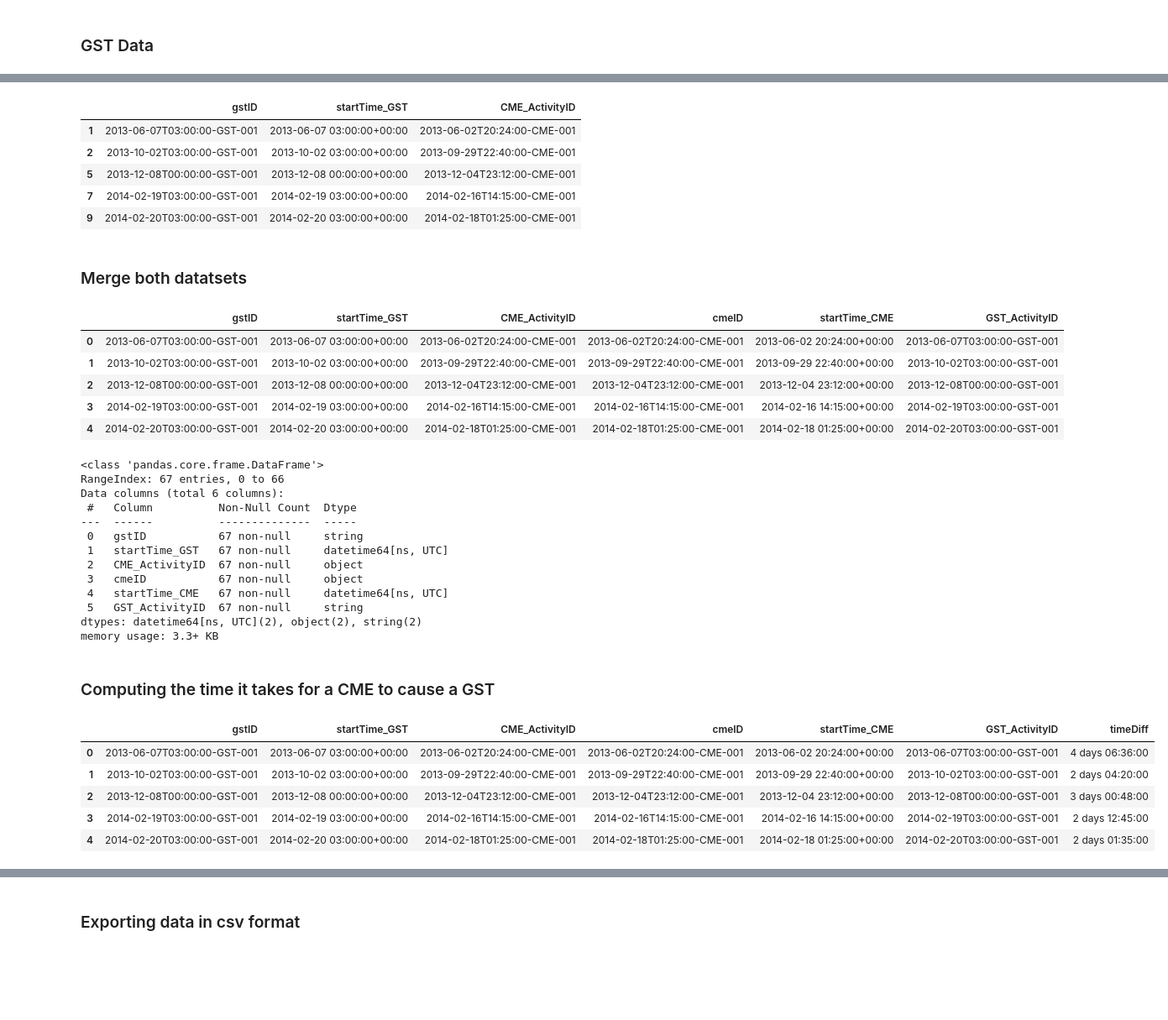
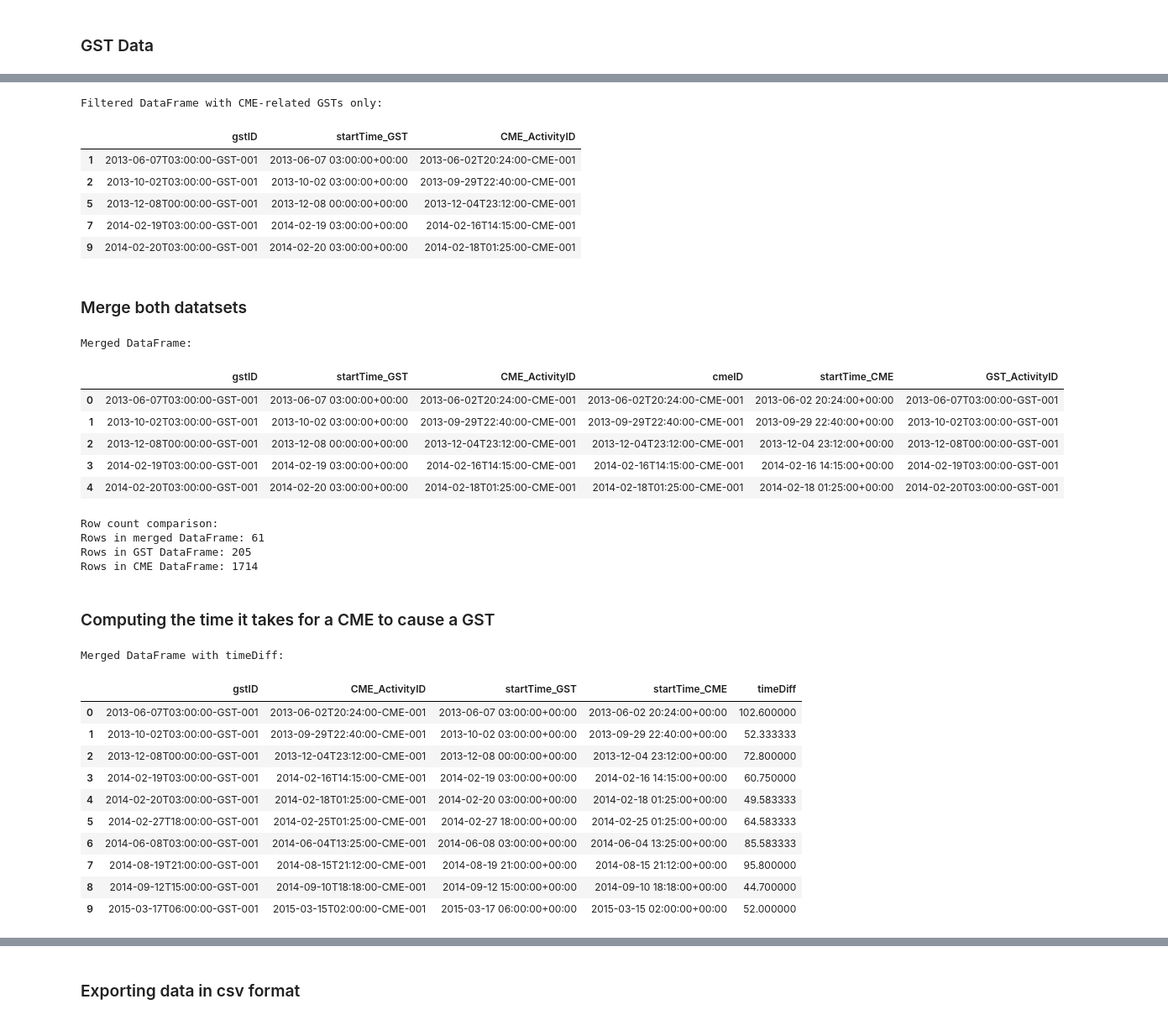
Before and after one commit to ttsai19/data-sourcing-challenge, a Jupyter notebook: retrieve_data.ipynb, the cells around one changed output, grey strips where cells are left out. Shown at 84% size. Drawn from its saved outputs; the diff is of its cells as text; code cells hidden in the pictures; blank space fills up the shorter version.

```diff
--- a/retrieve_data.ipynb
+++ b/retrieve_data.ipynb
@@ -229,6 +327,12 @@ endDate   = "2024-05-01"
 # %%
 # Apply the extract_activityID_from_dict function to each row in the 'linkedEvents' column (you can use apply() and a lambda function)
-# and create a new column called 'CME_ActivityID' using loc indexer:
+# and create a new column called 'CME_ActivityID' using loc indexer
+gst_df['CME_ActivityID'] = gst_df['linkedEvents'].apply(lambda x: extract_activityID_from_dict(x))
 
-# Remove rows with missing CME_ActivityID, since we can't assign them to CMEs:
+# Remove rows with missing CME_ActivityID, since we can't assign them to CMEs
+gst_df = gst_df.dropna(subset=['CME_ActivityID'])
+
+
+print("\nGST DataFrame after adding 'CME_ActivityID' column and dropping rows with missing values:")
+display(gst_df.head())
 # %% [output]
@@ -240,14 +345,21 @@ endDate   = "2024-05-01"
 | 4 | 2013-10-02T03:00:00-GST-001 | 2013-10-02T03:00Z | {'activityID': '2013-10-02T02:47:... | 2013-10-02T02:47:00-MPC-001 |
 # %%
 # Convert the 'CME_ActivityID' column to string format
+gst_df['CME_ActivityID'] = gst_df['CME_ActivityID'].astype(str)
 
 # Convert the 'gstID' column to string format
+gst_df['gstID'] = gst_df['gstID'].astype(str)
 
 # Convert startTime to datetime format
+gst_df['startTime'] = pd.to_datetime(gst_df['startTime'])
 
 # Rename startTime to startTime_GST
+gst_df.rename(columns={'startTime': 'startTime_GST'}, inplace=True)
 
 # Drop linkedEvents
+gst_df = gst_df.drop(columns=['linkedEvents'])
 
 # Verify that all steps were executed correctly
+print("\nGST DataFrame after formatting columns and renaming:")
+display(gst_df.head())
 # %% [output]
@@ -264,7 +373,13 @@ memory usage: 5.2 KB
 # %%
 # We are only interested in GSTs related to CMEs so keep only rows where the CME_ActivityID column contains 'CME'
 # use the method 'contains()' from the str library.
+cme_related_gsts = gst_df[gst_df['CME_ActivityID'].str.contains('CME', na=False)]
+
+
+print("\nFiltered DataFrame with CME-related GSTs only:")
+display(cme_related_gsts.head())
 # %% [output]
+Filtered DataFrame with CME-related GSTs only:
 |  | gstID | startTime_GST | CME_ActivityID |
 | 1 | 2013-06-07T03:00:00-GST-001 | 2013-06-07 03:00:00+00:00 | 2013-06-02T20:24:00-CME-001 |
 | 2 | 2013-10-02T03:00:00-GST-001 | 2013-10-02 03:00:00+00:00 | 2013-09-29T22:40:00-CME-001 |
@@ -275,7 +390,20 @@ memory usage: 5.2 KB
 ### Merge both datatsets
 # %%
 # Now merge both datasets using 'gstID' and 'CME_ActivityID' for gst and 'GST_ActivityID' and 'cmeID' for cme. Use the 'left_on' and 'right_on' specifiers.
+merged_df = pd.merge(
+    cme_related_gsts,  # GST DataFrame
+    expanded_cme_df,   # CME DataFrame
+    left_on=['gstID', 'CME_ActivityID'],      # Columns from the GST DataFrame
+    right_on=['GST_ActivityID', 'cmeID'],     # Columns from the CME DataFrame
+    suffixes=('_gst', '_cme')
+)
+
+# Display the merged DataFrame in a neat table format
+print("\nMerged DataFrame:")
+from IPython.display import display
+display(merged_df.head())
 # %% [output]
+Merged DataFrame:
 |  | gstID | startTime_GST | CME_ActivityID | cmeID | startTime_CME | GST_ActivityID |
 | 0 | 2013-06-07T03:00:00-GST-001 | 2013-06-07 03:00:00+00:00 | 2013-06-02T20:24:00-CME-001 | 2013-06-02T20:24:00-CME-001 | 2013-06-02 20:24:00+00:00 | 2013-06-07T03:00:00-GST-001 |
 | 1 | 2013-10-02T03:00:00-GST-001 | 2013-10-02 03:00:00+00:00 | 2013-09-29T22:40:00-CME-001 | 2013-09-29T22:40:00-CME-001 | 2013-09-29 22:40:00+00:00 | 2013-10-02T03:00:00-GST-001 |
@@ -284,31 +412,37 @@ memory usage: 5.2 KB
 | 4 | 2014-02-20T03:00:00-GST-001 | 2014-02-20 03:00:00+00:00 | 2014-02-18T01:25:00-CME-001 | 2014-02-18T01:25:00-CME-001 | 2014-02-18 01:25:00+00:00 | 2014-02-20T03:00:00-GST-001 |
 # %%
 # Verify that the new DataFrame has the same number of rows as cme and gst
+print("\nRow count comparison:")
+print("Rows in merged DataFrame:", merged_df.shape[0])
+print("Rows in GST DataFrame:", gst_df.shape[0])
+print("Rows in CME DataFrame:", expanded_cme_df.shape[0])
 # %% [output]
-<class 'pandas.core.frame.DataFrame'>
-RangeIndex: 67 entries, 0 to 66
-Data columns (total 6 columns):
- #   Column          Non-Null Count  Dtype
----  ------          --------------  -----
- 0   gstID           67 non-null     string
- 1   startTime_GST   67 non-null     datetime64[ns, UTC]
- 2   CME_ActivityID  67 non-null     object
- 3   cmeID           67 non-null     object
- 4   startTime_CME   67 non-null     datetime64[ns, UTC]
- 5   GST_ActivityID  67 non-null     string
-dtypes: datetime64[ns, UTC](2), object(2), string(2)
-memory usage: 3.3+ KB
+Row count comparison:
+Rows in merged DataFrame: 61
+Rows in GST DataFrame: 205
+Rows in CME DataFrame: 1714
 # %% [markdown]
 ### Computing the time it takes for a CME to cause a GST
 # %%
 # Compute the time diff between startTime_GST and startTime_CME by creating a new column called `timeDiff`.
+merged_df['timeDiff'] = (merged_df['startTime_GST'] - merged_df['startTime_CME']).dt.total_seconds() / 3600  # Convert to hours
+
+
+print("\nMerged DataFrame with timeDiff:")
+display(merged_df[['gstID', 'CME_ActivityID', 'startTime_GST', 'startTime_CME', 'timeDiff']].head(10))  # Displaying first 10 rows
 # %% [output]
+Merged DataFrame with timeDiff:
-|  | gstID | startTime_GST | CME_ActivityID | cmeID | startTime_CME | GST_ActivityID | timeDiff |
-| 0 | 2013-06-07T03:00:00-GST-001 | 2013-06-07 03:00:00+00:00 | 2013-06-02T20:24:00-CME-001 | 2013-06-02T20:24:00-CME-001 | 2013-06-02 20:24:00+00:00 | 2013-06-07T03:00:00-GST-001 | 4 days 06:36:00 |
-| 1 | 2013-10-02T03:00:00-GST-001 | 2013-10-02 03:00:00+00:00 | 2013-09-29T22:40:00-CME-001 | 2013-09-29T22:40:00-CME-001 | 2013-09-29 22:40:00+00:00 | 2013-10-02T03:00:00-GST-001 | 2 days 04:20:00 |
-| 2 | 2013-12-08T00:00:00-GST-001 | 2013-12-08 00:00:00+00:00 | 2013-12-04T23:12:00-CME-001 | 2013-12-04T23:12:00-CME-001 | 2013-12-04 23:12:00+00:00 | 2013-12-08T00:00:00-GST-001 | 3 days 00:48:00 |
-| 3 | 2014-02-19T03:00:00-GST-001 | 2014-02-19 03:00:00+00:00 | 2014-02-16T14:15:00-CME-001 | 2014-02-16T14:15:00-CME-001 | 2014-02-16 14:15:00+00:00 | 2014-02-19T03:00:00-GST-001 | 2 days 12:45:00 |
-| 4 | 2014-02-20T03:00:00-GST-001 | 2014-02-20 03:00:00+00:00 | 2014-02-18T01:25:00-CME-001 | 2014-02-18T01:25:00-CME-001 | 2014-02-18 01:25:00+00:00 | 2014-02-20T03:00:00-GST-001 | 2 days 01:35:00 |
+|  | gstID | CME_ActivityID | startTime_GST | startTime_CME | timeDiff |
+| 0 | 2013-06-07T03:00:00-GST-001 | 2013-06-02T20:24:00-CME-001 | 2013-06-07 03:00:00+00:00 | 2013-06-02 20:24:00+00:00 | 102.600000 |
+| 1 | 2013-10-02T03:00:00-GST-001 | 2013-09-29T22:40:00-CME-001 | 2013-10-02 03:00:00+00:00 | 2013-09-29 22:40:00+00:00 | 52.333333 |
+| 2 | 2013-12-08T00:00:00-GST-001 | 2013-12-04T23:12:00-CME-001 | 2013-12-08 00:00:00+00:00 | 2013-12-04 23:12:00+00:00 | 72.800000 |
+| 3 | 2014-02-19T03:00:00-GST-001 | 2014-02-16T14:15:00-CME-001 | 2014-02-19 03:00:00+00:00 | 2014-02-16 14:15:00+00:00 | 60.750000 |
+| 4 | 2014-02-20T03:00:00-GST-001 | 2014-02-18T01:25:00-CME-001 | 2014-02-20 03:00:00+00:00 | 2014-02-18 01:25:00+00:00 | 49.583333 |
+| 5 | 2014-02-27T18:00:00-GST-001 | 2014-02-25T01:25:00-CME-001 | 2014-02-27 18:00:00+00:00 | 2014-02-25 01:25:00+00:00 | 64.583333 |
+| 6 | 2014-06-08T03:00:00-GST-001 | 2014-06-04T13:25:00-CME-001 | 2014-06-08 03:00:00+00:00 | 2014-06-04 13:25:00+00:00 | 85.583333 |
+| 7 | 2014-08-19T21:00:00-GST-001 | 2014-08-15T21:12:00-CME-001 | 2014-08-19 21:00:00+00:00 | 2014-08-15 21:12:00+00:00 | 95.800000 |
+| 8 | 2014-09-12T15:00:00-GST-001 | 2014-09-10T18:18:00-CME-001 | 2014-09-12 15:00:00+00:00 | 2014-09-10 18:18:00+00:00 | 44.700000 |
+| 9 | 2015-03-17T06:00:00-GST-001 | 2015-03-15T02:00:00-CME-001 | 2015-03-17 06:00:00+00:00 | 2015-03-15 02:00:00+00:00 | 52.000000 |
 # %%
 # Use describe() to compute the mean and median time
 # that it takes for a CME to cause a GST.
```
Also changed, not shown: parts of 21 cells of this notebook, 1 other file.
